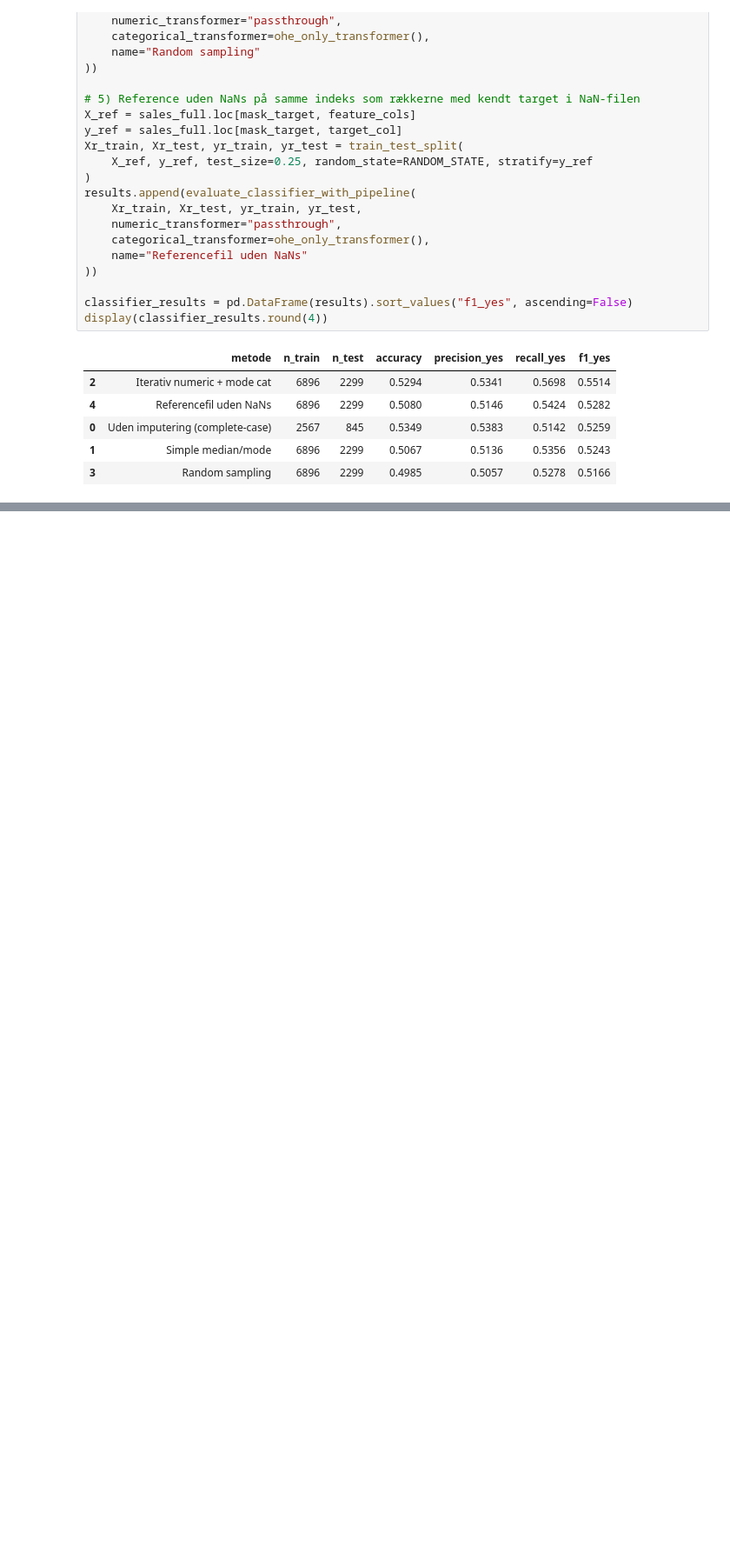
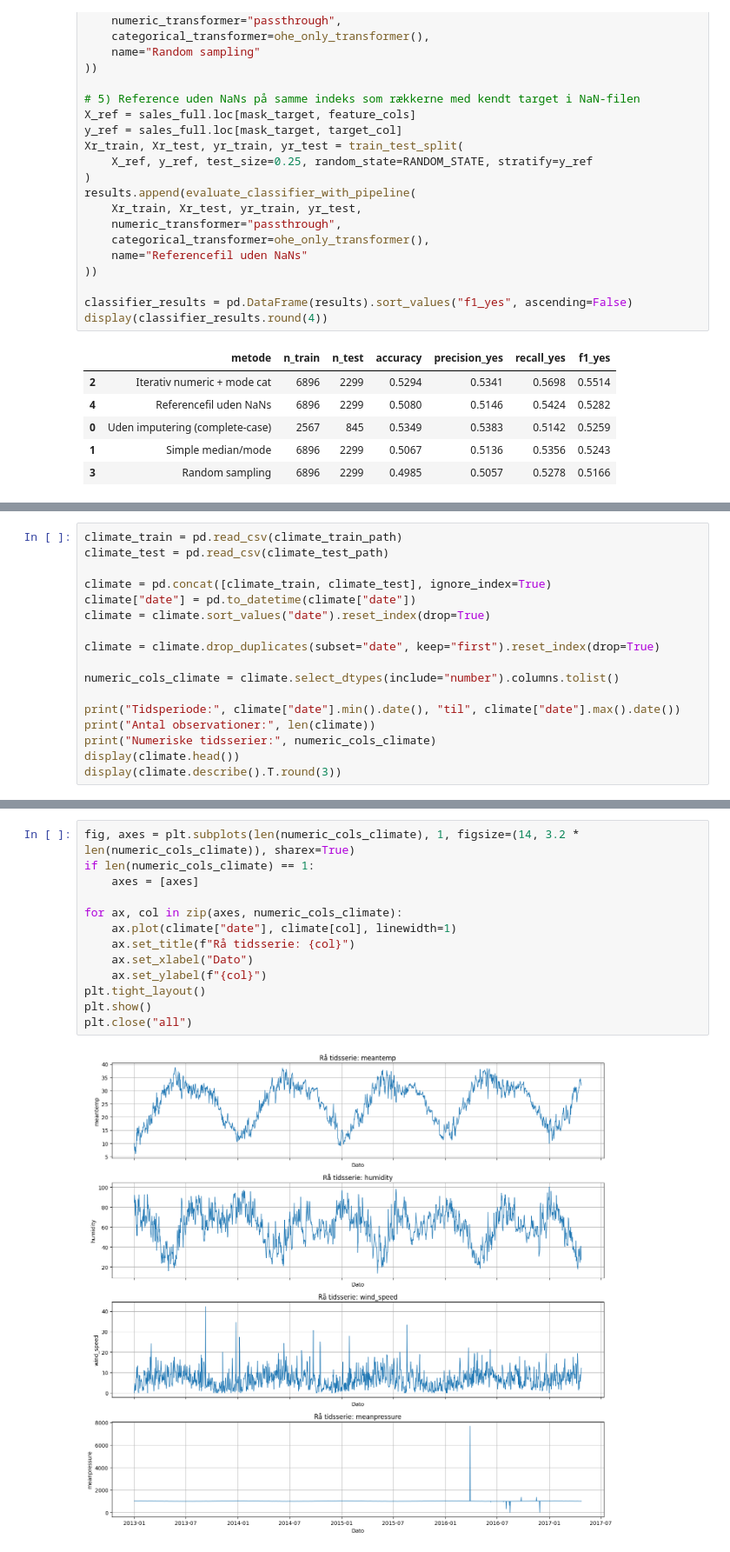
Before and after one commit to Ziabo1/AI-og-Data-Miniprojekt1, a Jupyter notebook: Samlet_miniprojekt_AI_og_Data.ipynb, the cells around one changed output, grey strips where cells are left out. Shown at 87% size. Saved outputs shown, nothing was run; the diff lists cells and outputs as text; blank space fills up the shorter version.

```diff
--- a/Samlet_miniprojekt_AI_og_Data.ipynb
+++ b/Samlet_miniprojekt_AI_og_Data.ipynb
@@ -610,0 +777,17 @@ display(classifier_results.round(4))
+# %%
+climate_train = pd.read_csv(climate_train_path)
+climate_test = pd.read_csv(climate_test_path)
+
+climate = pd.concat([climate_train, climate_test], ignore_index=True)
+climate["date"] = pd.to_datetime(climate["date"])
+climate = climate.sort_values("date").reset_index(drop=True)
+
+climate = climate.drop_duplicates(subset="date", keep="first").reset_index(drop=True)
+
+numeric_cols_climate = climate.select_dtypes(include="number").columns.tolist()
+
+print("Tidsperiode:", climate["date"].min().date(), "til", climate["date"].max().date())
+print("Antal observationer:", len(climate))
+print("Numeriske tidsserier:", numeric_cols_climate)
+display(climate.head())
+display(climate.describe().T.round(3))
@@ -610,0 +819,15 @@ display(classifier_results.round(4))
+# %%
+fig, axes = plt.subplots(len(numeric_cols_climate), 1, figsize=(14, 3.2 * len(numeric_cols_climate)), sharex=True)
+if len(numeric_cols_climate) == 1:
+    axes = [axes]
+
+for ax, col in zip(axes, numeric_cols_climate):
+    ax.plot(climate["date"], climate[col], linewidth=1)
+    ax.set_title(f"Rå tidsserie: {col}")
+    ax.set_xlabel("Dato")
+    ax.set_ylabel(f"{col}")
+plt.tight_layout()
+plt.show()
+plt.close("all")
+# %% [output]
+[figure, added]
```
Also changed, not shown: parts of 21 cells of this notebook, 1 other file.
